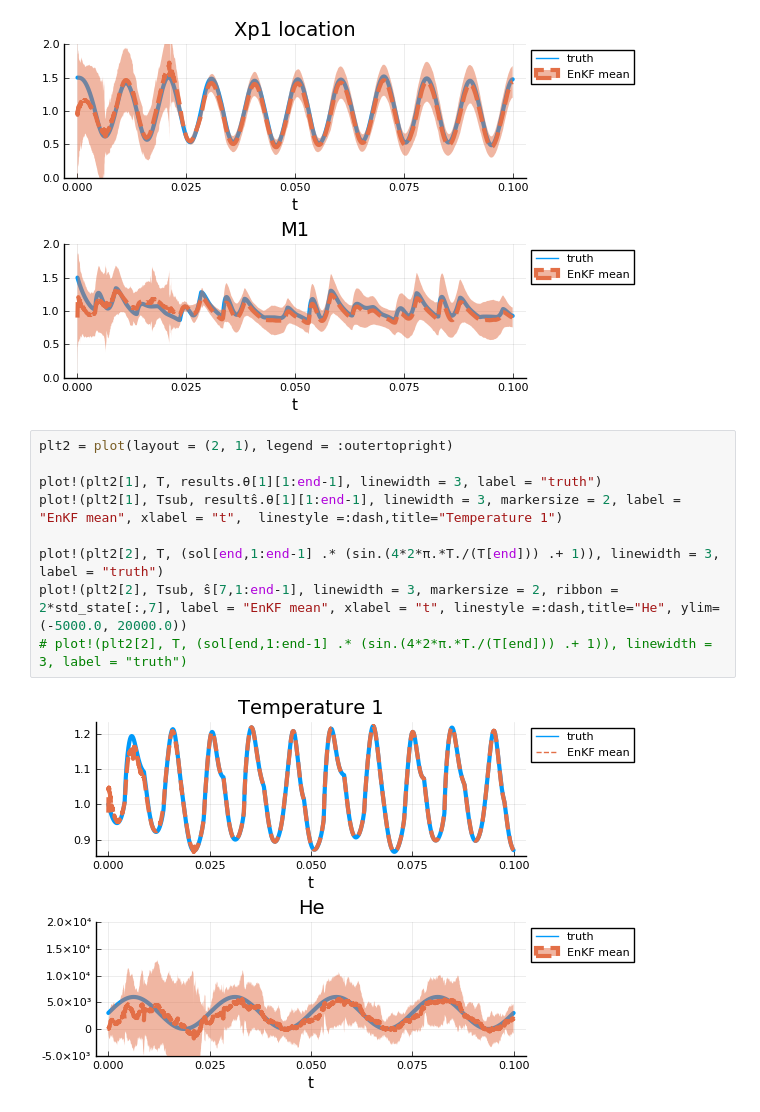
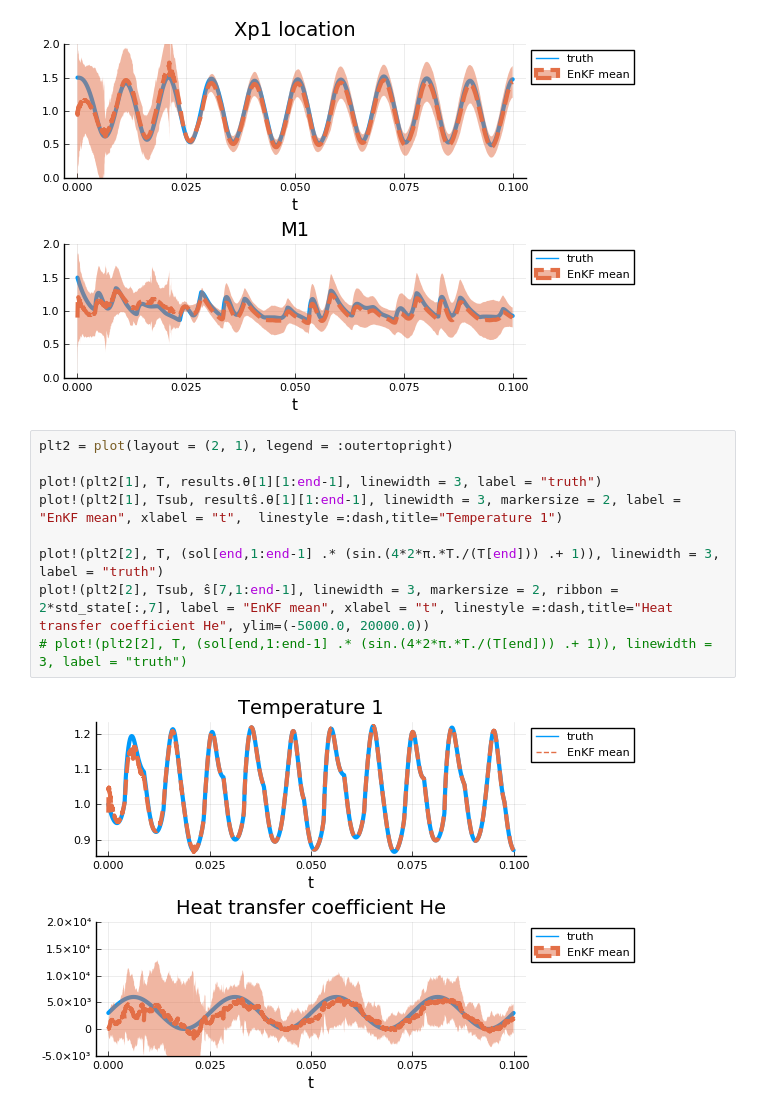
Before and after one commit to liyuxuan48/OneDThermalFlow, a Jupyter notebook: examples/EnKF/OHP He estimation-smooth varying He-averaged.ipynb, the cells around one changed output. Drawn from its saved outputs; the diff is of its cells as text.

Commit message:
modify a graph

```diff
--- a/examples/EnKF/OHP He estimation-smooth varying He-averaged.ipynb
+++ b/examples/EnKF/OHP He estimation-smooth varying He-averaged.ipynb
@@ -513,11 +513,11 @@ plot!(plt1[2], Tsub,  ŝ[5,1:end-1], linewidth = 3,ribbon = 2*std_state[:,5], m
 # %%
 plt2 = plot(layout = (2, 1), legend = :outertopright)
 
 plot!(plt2[1], T, results.θ[1][1:end-1], linewidth = 3, label = "truth")
 plot!(plt2[1], Tsub, resultŝ.θ[1][1:end-1], linewidth = 3, markersize = 2, label = "EnKF mean", xlabel = "t",  linestyle =:dash,title="Temperature 1")
 
 plot!(plt2[2], T, (sol[end,1:end-1] .* (sin.(4*2*π.*T./(T[end])) .+ 1)), linewidth = 3, label = "truth")
-plot!(plt2[2], Tsub, ŝ[7,1:end-1], linewidth = 3, markersize = 2, ribbon = 2*std_state[:,7], label = "EnKF mean", xlabel = "t", linestyle =:dash,title="He", ylim=(-5000.0, 20000.0))
+plot!(plt2[2], Tsub, ŝ[7,1:end-1], linewidth = 3, markersize = 2, ribbon = 2*std_state[:,7], label = "EnKF mean", xlabel = "t", linestyle =:dash,title="Heat transfer coefficient He", ylim=(-5000.0, 20000.0))
 # plot!(plt2[2], T, (sol[end,1:end-1] .* (sin.(4*2*π.*T./(T[end])) .+ 1)), linewidth = 3, label = "truth")
 # %% [output]
-[figure, old version]
+[figure, new version]
```
Also changed, not shown: 1 other file.
